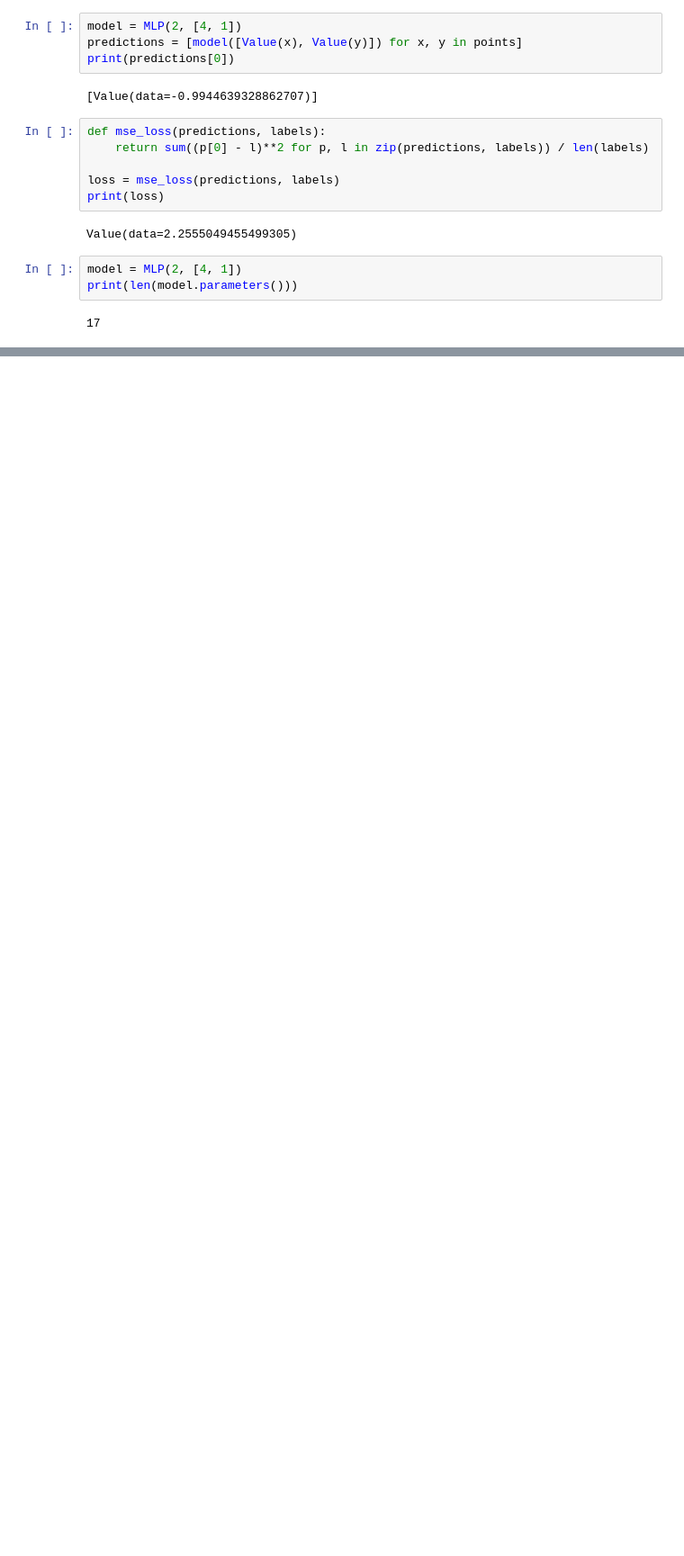
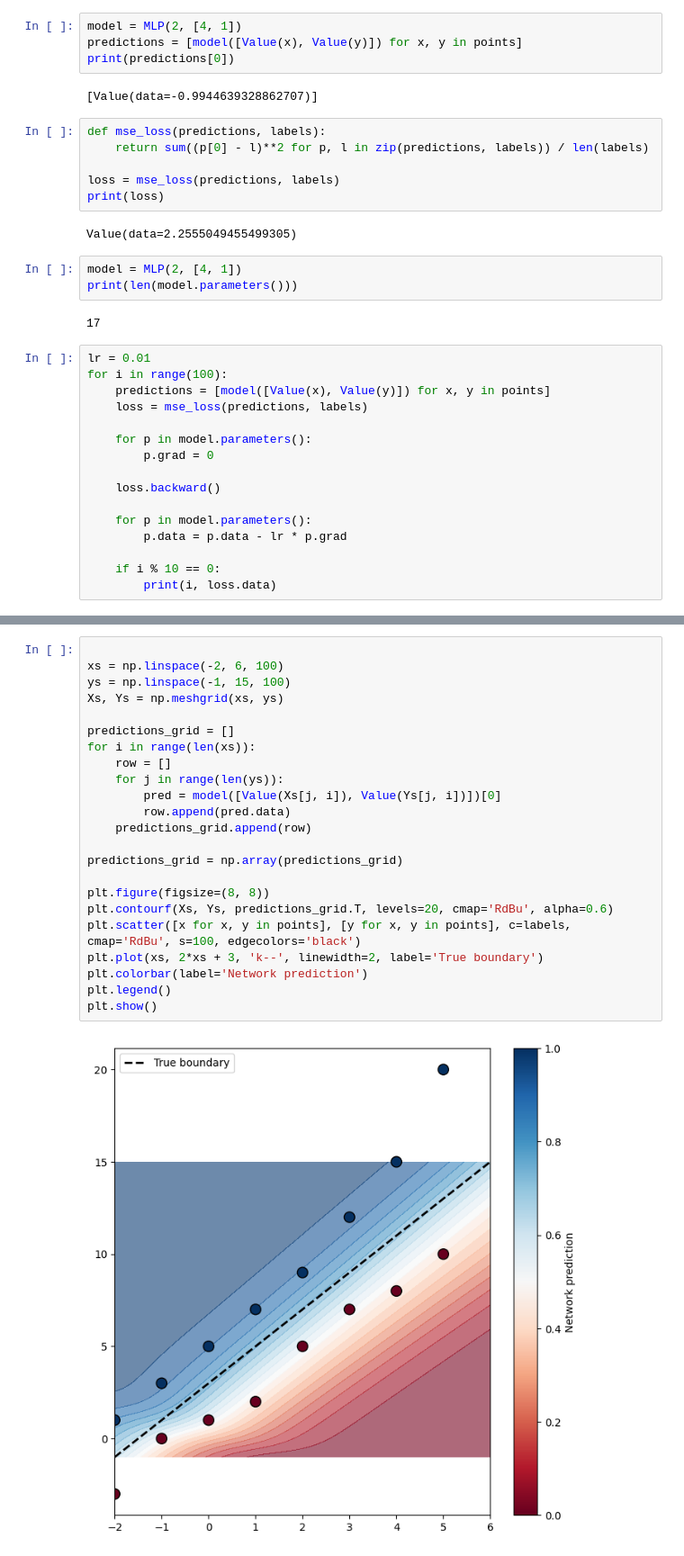
Before and after one commit to cherr-hajar/ml-from-scratch, a Jupyter notebook: micrograd_from_scratch/training_loop.ipynb, the cells around one changed output, grey strips where cells are left out. Shown at 90% size. Saved outputs shown, nothing was run; the diff lists cells and outputs as text; blank space fills up the shorter version.

Commit message:
Implement full training loop: forward pass, backward pass, weight updates

```diff
--- a/micrograd_from_scratch/training_loop.ipynb
+++ b/micrograd_from_scratch/training_loop.ipynb
@@ -46,3 +46,19 @@ model = MLP(2, [4, 1])
 print(len(model.parameters()))
 # %% [output]
 17
+# %%
+lr = 0.01
+for i in range(100):
+    predictions = [model([Value(x), Value(y)]) for x, y in points]
+    loss = mse_loss(predictions, labels)
+
+    for p in model.parameters():
+        p.grad = 0
+
+    loss.backward()
+
+    for p in model.parameters():
+        p.data = p.data - lr * p.grad
+
+    if i % 10 == 0:
+        print(i, loss.data)
@@ -48,0 +76,25 @@ print(len(model.parameters()))
+# %%
+
+xs = np.linspace(-2, 6, 100)
+ys = np.linspace(-1, 15, 100)
+Xs, Ys = np.meshgrid(xs, ys)
+
+predictions_grid = []
+for i in range(len(xs)):
+    row = []
+    for j in range(len(ys)):
+        pred = model([Value(Xs[j, i]), Value(Ys[j, i])])[0]
+        row.append(pred.data)
+    predictions_grid.append(row)
+
+predictions_grid = np.array(predictions_grid)
+
+plt.figure(figsize=(8, 8))
+plt.contourf(Xs, Ys, predictions_grid.T, levels=20, cmap='RdBu', alpha=0.6)
+plt.scatter([x for x, y in points], [y for x, y in points], c=labels, cmap='RdBu', s=100, edgecolors='black')
+plt.plot(xs, 2*xs + 3, 'k--', linewidth=2, label='True boundary')
+plt.colorbar(label='Network prediction')
+plt.legend()
+plt.show()
+# %% [output]
+[figure, added]
```
Also changed, not shown: parts of 1 cell of this notebook.
